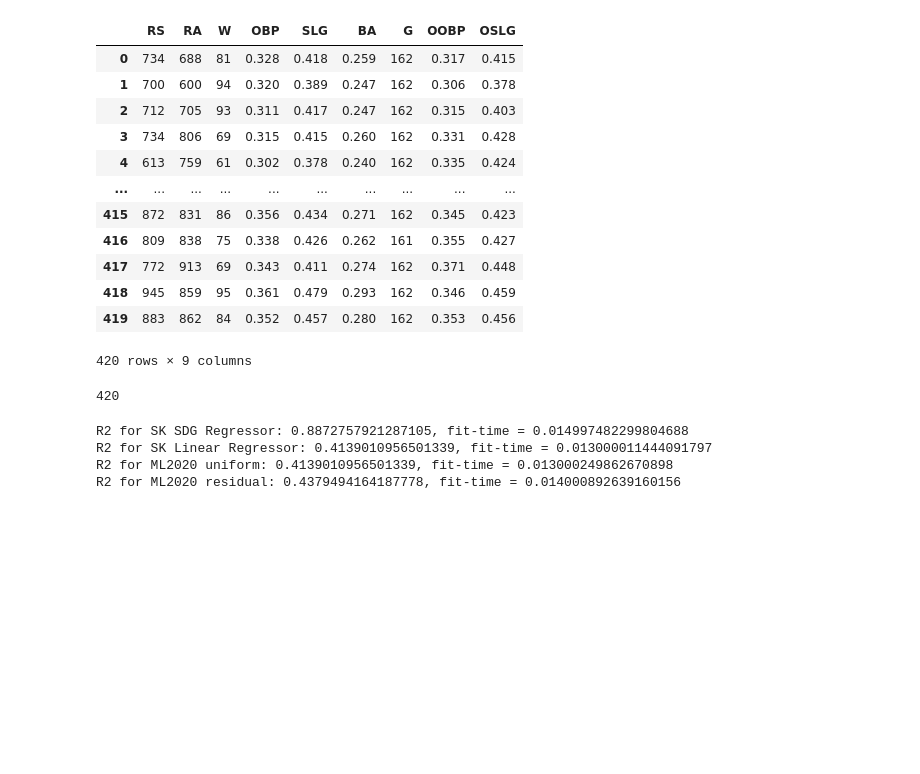
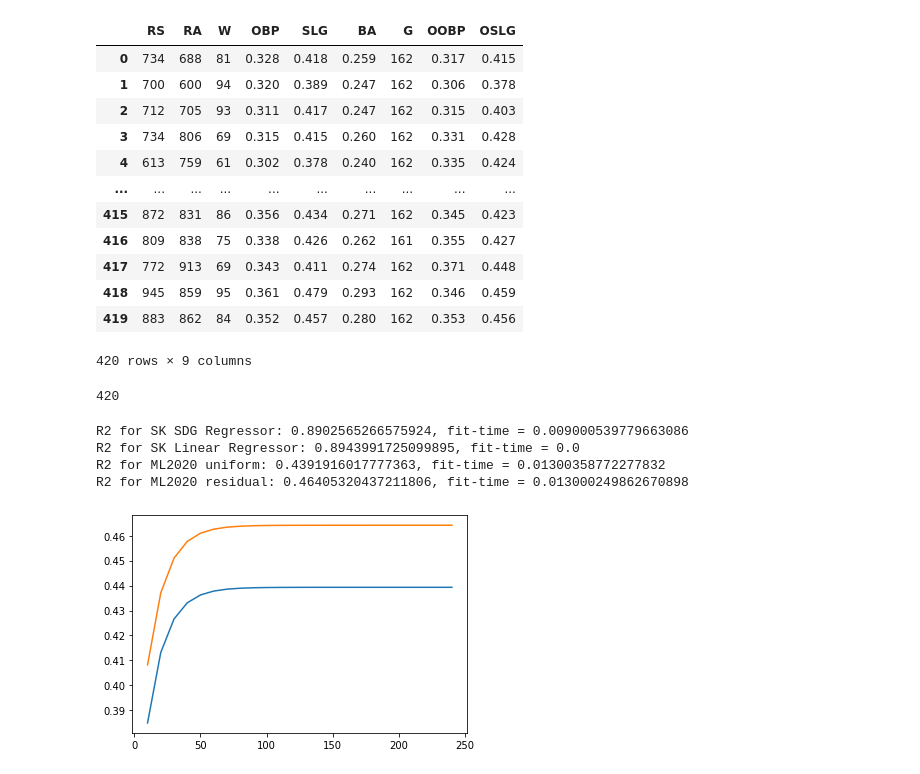
Before and after one commit to hitimr/ML_2020, a Jupyter notebook: Ex2/GD/example.ipynb, the cells around one changed output. Saved outputs shown, nothing was run; the diff lists cells and outputs as text; code cells hidden in the pictures; blank space fills up the shorter version.

Commit message:
convergence plots

```diff
--- a/Ex2/GD/example.ipynb
+++ b/Ex2/GD/example.ipynb
@@ -56,7 +56,8 @@ df
 labels = pd.DataFrame(df["W"]).to_numpy()
 data = pd.DataFrame(df.drop("W", axis=1)).to_numpy()
 
-scaler = MinMaxScaler()
+#scaler = Normalizer()
+scaler = MinMaxScaler((-1,1))
 scaler.fit(data)
 data = scaler.transform(data)
 
@@ -83,7 +84,7 @@ alpha=0.0001
 max_iter = 1000
 
 sk_reg = SGDRegressor(alpha=alpha, max_iter=max_iter)
-sk_lin = LinearRegression()
+sk_lin = SK_LinearRegression()
 ML2020_uniform = LinearRegression(alpha=alpha, max_iter=max_iter, weigths="uniform")
 ML2020_residual = LinearRegression(alpha=alpha, max_iter=max_iter, weigths="residual")
 
@@ -92,7 +93,18 @@ benchmarkRegressor(sk_lin, "SK Linear Regressor")
 benchmarkRegressor(ML2020_uniform, "ML2020 uniform")
 benchmarkRegressor(ML2020_residual, "ML2020 residual")
 # %% [output]
-R2 for SK SDG Regressor: 0.8872757921287105, fit-time = 0.014997482299804688
-R2 for SK Linear Regressor: 0.4139010956501339, fit-time = 0.013000011444091797
-R2 for ML2020 uniform: 0.4139010956501339, fit-time = 0.013000249862670898
-R2 for ML2020 residual: 0.4379494164187778, fit-time = 0.014000892639160156
+R2 for SK SDG Regressor: 0.8902565266575924, fit-time = 0.009000539779663086
+R2 for SK Linear Regressor: 0.8943991725099895, fit-time = 0.0
+R2 for ML2020 uniform: 0.4391916017777363, fit-time = 0.01300358772277832
+R2 for ML2020 residual: 0.46405320437211806, fit-time = 0.013000249862670898
+# %%
+iter_vals = list(range(10,250,10))
+alpha = 0.001
+
+
+plt.plot(iter_vals,[r2_score(y_test, LinearRegression(alpha=alpha, max_iter=max_iter, weigths="uniform").fit(X_train,y_train).predict(X_test)) for max_iter in iter_vals], label="ML2020 uniform")
+plt.plot(iter_vals,[r2_score(y_test, LinearRegression(alpha=alpha, max_iter=max_iter, weigths="residual").fit(X_train,y_train).predict(X_test)) for max_iter in iter_vals], label="ML2020 residual")
+
+plt.show()
+# %% [output]
+[figure, added]
```
Also changed, not shown: parts of 1 cell of this notebook, 1 other file.
